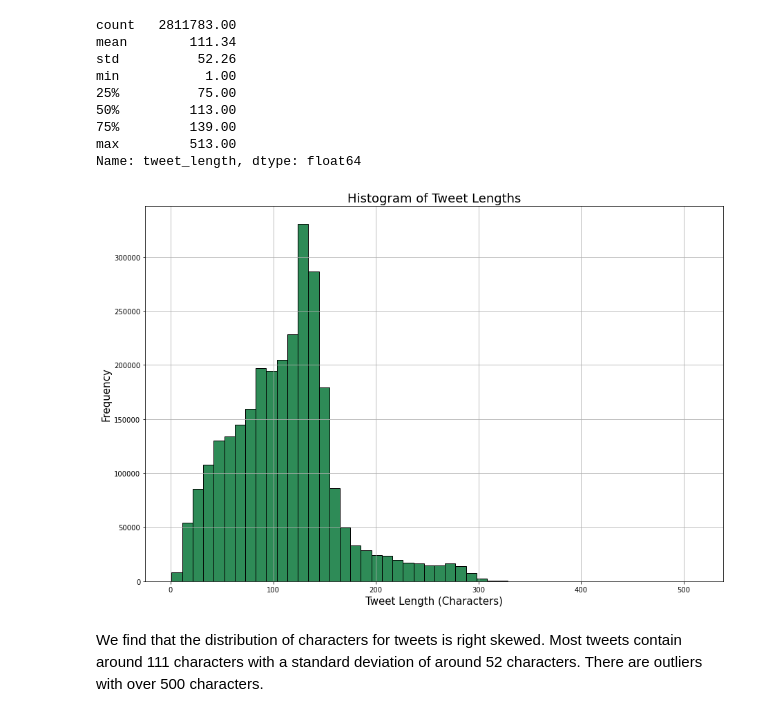
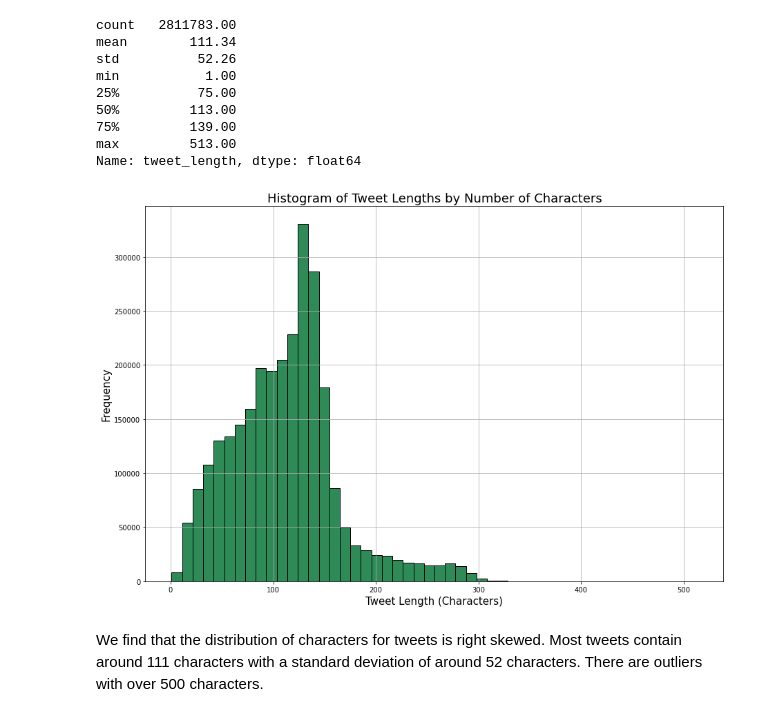
Before and after one commit to KaviCCT/Storage-Solutions-for-Big-Data-CA1, a Jupyter notebook: SSBD Kavi Patak CA1.ipynb, the cells around one changed output. Drawn from its saved outputs; the diff is of its cells as text; code cells hidden in the pictures.

```diff
--- a/SSBD Kavi Patak CA1.ipynb
+++ b/SSBD Kavi Patak CA1.ipynb
@@ -816,13 +824,13 @@ Name: tweet_length, dtype: float64
 # %%
 plt.figure(figsize=(15, 10))
 plt.hist(tweet_length_pd["tweet_length"], bins=50, color='SeaGreen', edgecolor='black')
 plt.xlabel('Tweet Length (Characters)', fontsize = 15)
 plt.ylabel('Frequency', fontsize = 15)
-plt.title('Histogram of Tweet Lengths', fontsize = 18)
+plt.title('Histogram of Tweet Lengths by Number of Characters', fontsize = 18)
 plt.grid(True)
 plt.show()
 # %% [output]
-[figure, old version]
+[figure, new version]
 # %% [markdown]
 We find that the distribution of characters for tweets is right skewed. Most tweets contain around 111 characters with a standard deviation of around 52 characters. There are outliers with over 500 characters.
 # %%
```
Also changed, not shown: parts of 122 cells of this notebook.
